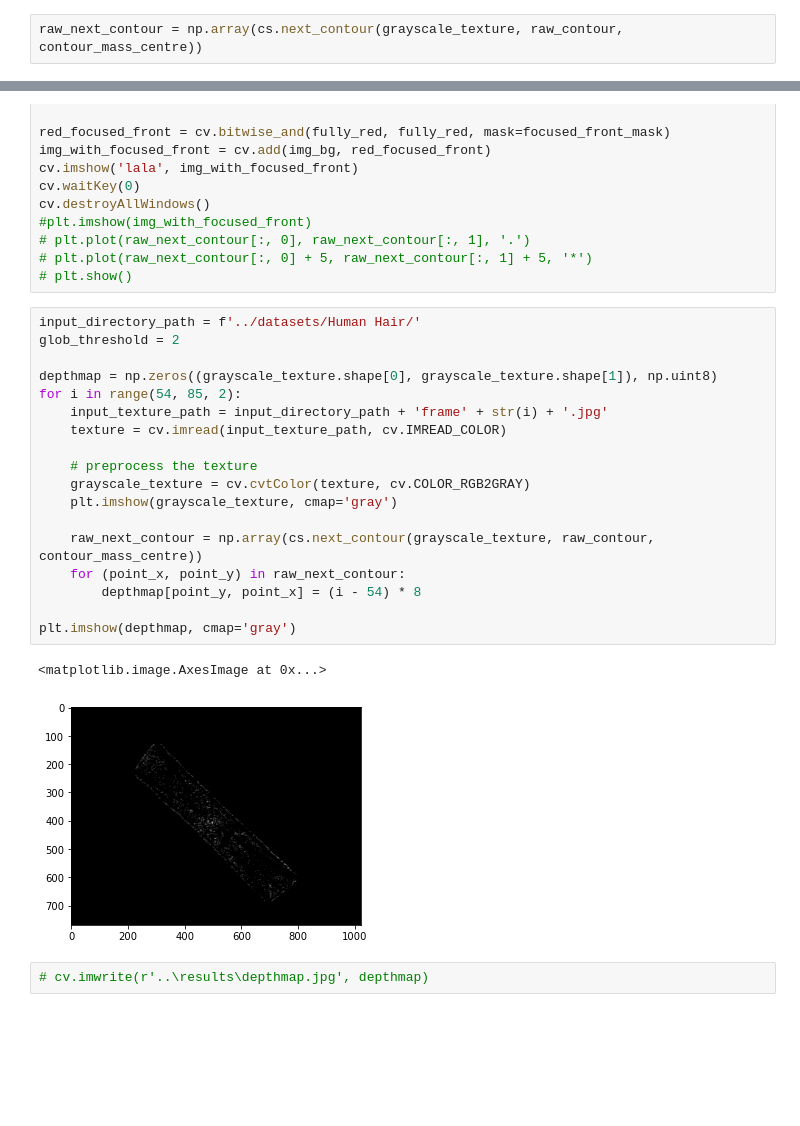
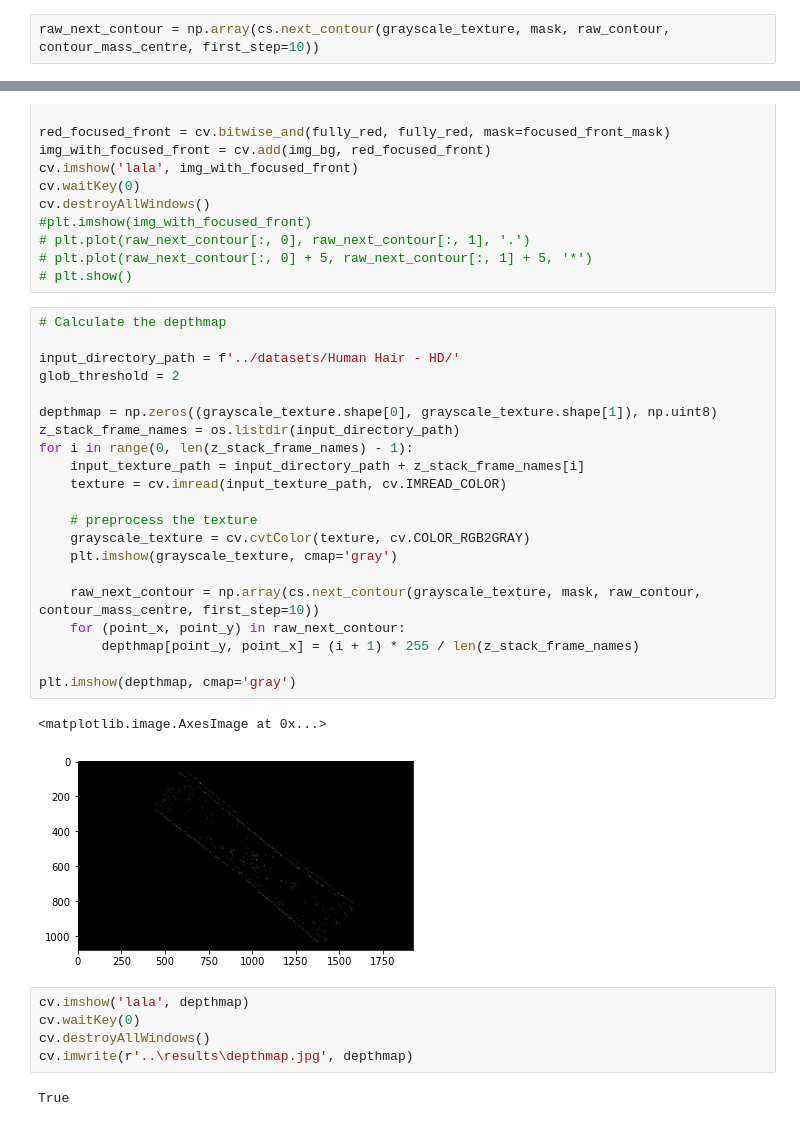
Before and after one commit to Mstrutov/2.5DRecon, a Jupyter notebook: experiments/algo_contour_v3.ipynb, the cells around one changed output, grey strips where cells are left out. Drawn from its saved outputs; the diff is of its cells as text; blank space fills up the shorter version.

Commit message:
Contour stepper enhancements

```diff
--- a/experiments/algo_contour_v3.ipynb
+++ b/experiments/algo_contour_v3.ipynb
@@ -86,7 +87,7 @@ plt.imshow(contour, cmap='gray')
 raw_contour = contours[0].reshape(-1, 2)
 contour_mass_centre = np.mean(np.array(contours[0]), axis=0).astype(int)
 # %%
-raw_next_contour = np.array(cs.next_contour(grayscale_texture, raw_contour, contour_mass_centre))
+raw_next_contour = np.array(cs.next_contour(grayscale_texture, mask, raw_contour, contour_mass_centre, first_step=10))
 # %%
 focused_front_mask = np.zeros((grayscale_texture.shape[0], grayscale_texture.shape[1]), np.uint8)
 fully_red = (np.zeros((grayscale_texture.shape[0], grayscale_texture.shape[1], 3), np.uint8) + (255, 0, 0)).astype(np.uint8)
@@ -108,25 +109,33 @@ cv.destroyAllWindows()
 # plt.plot(raw_next_contour[:, 0] + 5, raw_next_contour[:, 1] + 5, '*')
 # plt.show()
 # %%
-input_directory_path = f'../datasets/Human Hair/'
+# Calculate the depthmap
+
+input_directory_path = f'../datasets/Human Hair - HD/'
 glob_threshold = 2
 
 depthmap = np.zeros((grayscale_texture.shape[0], grayscale_texture.shape[1]), np.uint8)
-for i in range(54, 85, 2):
-    input_texture_path = input_directory_path + 'frame' + str(i) + '.jpg'
+z_stack_frame_names = os.listdir(input_directory_path)
+for i in range(0, len(z_stack_frame_names) - 1):
+    input_texture_path = input_directory_path + z_stack_frame_names[i]
     texture = cv.imread(input_texture_path, cv.IMREAD_COLOR)
 
     # preprocess the texture
     grayscale_texture = cv.cvtColor(texture, cv.COLOR_RGB2GRAY)
     plt.imshow(grayscale_texture, cmap='gray')
 
-    raw_next_contour = np.array(cs.next_contour(grayscale_texture, raw_contour, contour_mass_centre))
+    raw_next_contour = np.array(cs.next_contour(grayscale_texture, mask, raw_contour, contour_mass_centre, first_step=10))
     for (point_x, point_y) in raw_next_contour:
-        depthmap[point_y, point_x] = (i - 54) * 8
+        depthmap[point_y, point_x] = (i + 1) * 255 / len(z_stack_frame_names)
 
 plt.imshow(depthmap, cmap='gray')
 # %% [output]
 <matplotlib.image.AxesImage at 0x...>
-[figure, old version]
+[figure, new version]
 # %%
-# cv.imwrite(r'..\results\depthmap.jpg', depthmap)
+cv.imshow('lala', depthmap)
+cv.waitKey(0)
+cv.destroyAllWindows()
+cv.imwrite(r'..\results\depthmap.jpg', depthmap)
+# %% [output]
+True
```
Also changed, not shown: parts of 1 cell of this notebook, 5 other files.
